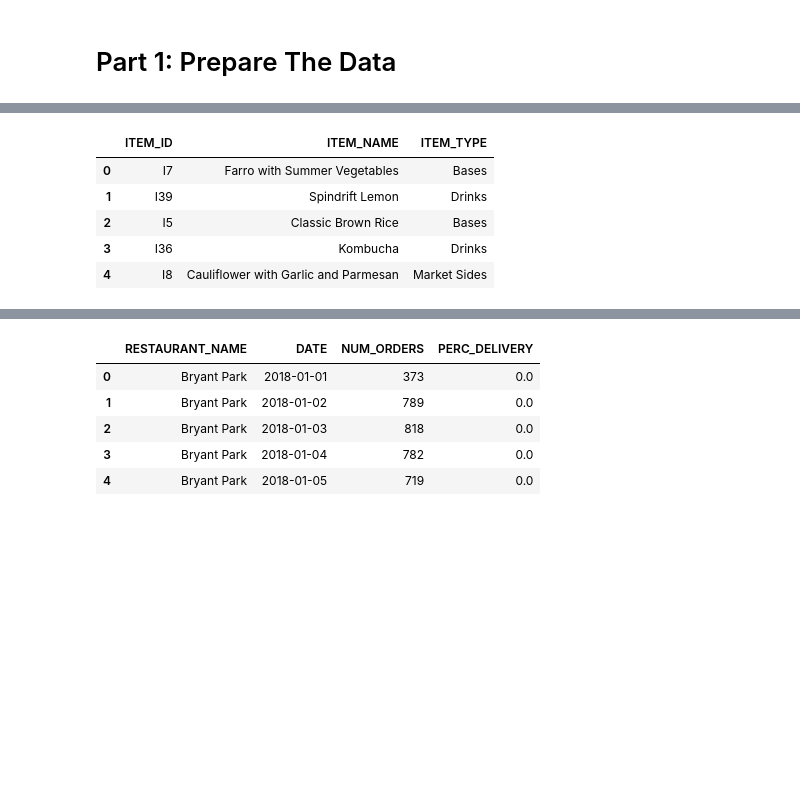
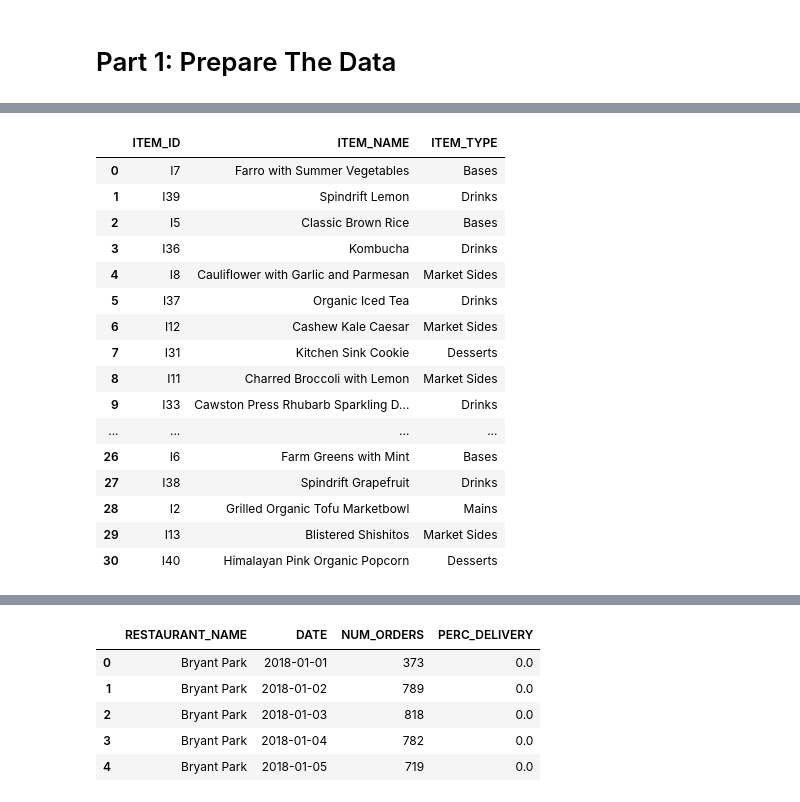
Before and after one commit to HarryYang1008/A2_python, a Jupyter notebook: analysis.ipynb, the cells around one changed output, grey strips where cells are left out. Saved outputs shown, nothing was run; the diff lists cells and outputs as text; code cells hidden in the pictures; blank space fills up the shorter version.

```diff
--- a/analysis.ipynb
+++ b/analysis.ipynb
@@ -45,14 +45,25 @@ db_order7.head()
 | 4 | O1988898 | 2018-11-04 18:37:24 | R10008 | IN_STORE | 0.0 | 0.0 | I1 | I7 | I9 | I9 | ... |
 # %%
 # Check the Data structure for orders.pickle
-db_items.head()
+db_items
 # %% [output]
 |  | ITEM_ID | ITEM_NAME | ITEM_TYPE |
 | 0 | I7 | Farro with Summer Vegetables | Bases |
 | 1 | I39 | Spindrift Lemon | Drinks |
 | 2 | I5 | Classic Brown Rice | Bases |
 | 3 | I36 | Kombucha | Drinks |
 | 4 | I8 | Cauliflower with Garlic and Parmesan | Market Sides |
+| 5 | I37 | Organic Iced Tea | Drinks |
+| 6 | I12 | Cashew Kale Caesar | Market Sides |
+| 7 | I31 | Kitchen Sink Cookie | Desserts |
+| 8 | I11 | Charred Broccoli with Lemon | Market Sides |
+| 9 | I33 | Cawston Press Rhubarb Sparkling D... | Drinks |
+| ... | ... | ... | ... |
+| 26 | I6 | Farm Greens with Mint | Bases |
+| 27 | I38 | Spindrift Grapefruit | Drinks |
+| 28 | I2 | Grilled Organic Tofu Marketbowl | Mains |
+| 29 | I13 | Blistered Shishitos | Market Sides |
+| 30 | I40 | Himalayan Pink Organic Popcorn | Desserts |
 # %%
 # Check the Data structure for restaurants.pickle
 db_res
```
Also changed, not shown: parts of 5 cells of this notebook.
